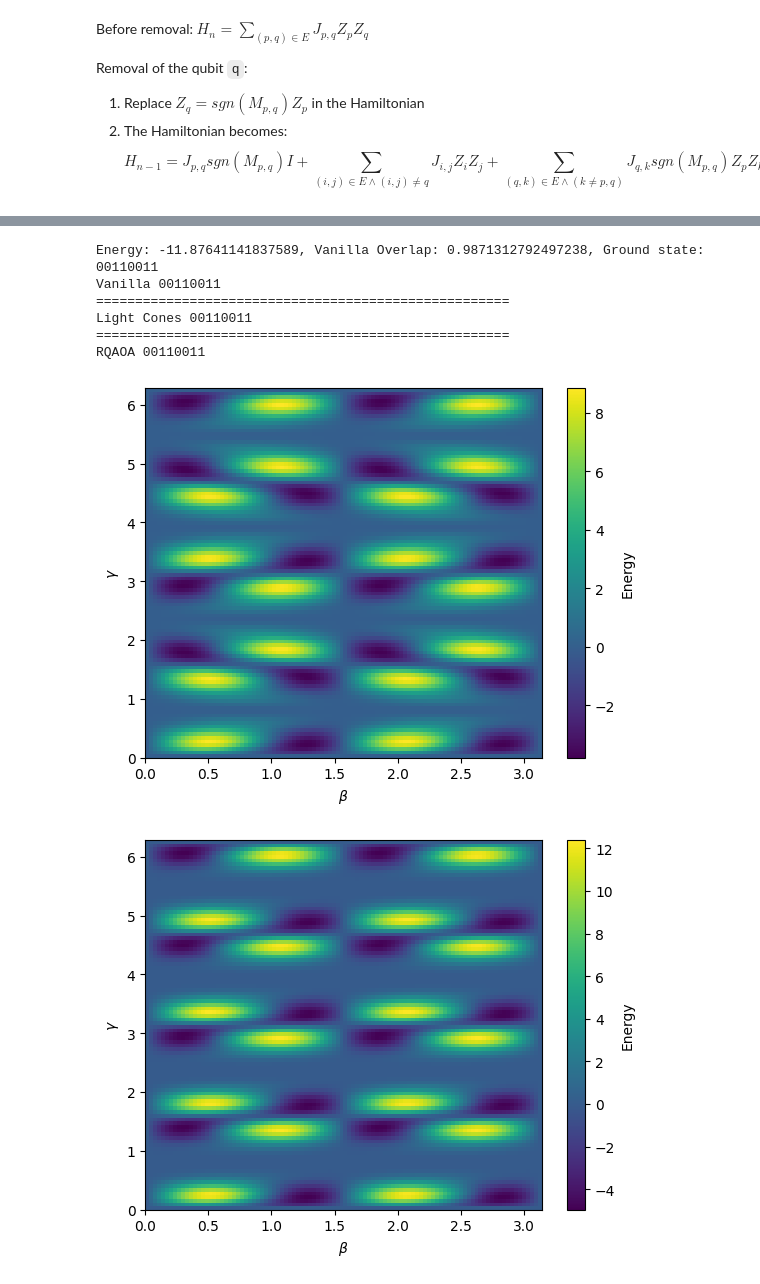
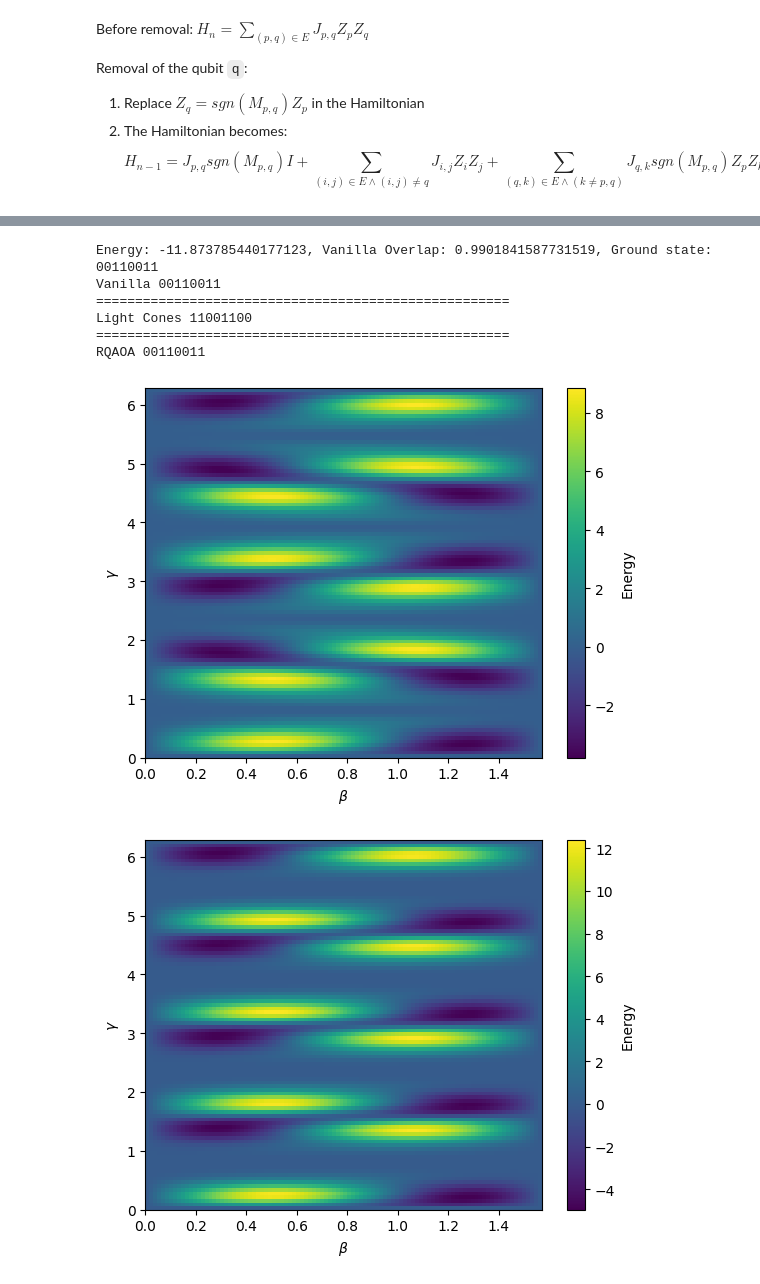
Before and after one commit to allegrastrippoli/qaoa-scale-free-graphs, a Jupyter notebook: qaoa_scale_free_graphs.ipynb, the cells around one changed output, grey strips where cells are left out. Saved outputs shown, nothing was run; the diff lists cells and outputs as text; code cells hidden in the pictures.

```diff
--- a/qaoa_scale_free_graphs.ipynb
+++ b/qaoa_scale_free_graphs.ipynb
@@ -262,6 +262,17 @@ def max_neighborhood_size(G: nx.Graph) -> tuple[int, tuple]:
             max_edge = edge
     return max_size, max_edge
 
+def top_n_max_neighborhood_size(G: nx.Graph, n: int):
+    if G.number_of_edges() == 0:
+        return 0, None
+    sizes = []
+    for edge in G.edges():
+        sizes.append((edge, neighborhood_size(G, edge)))
+    top_n_sizes = sorted(sizes, key=lambda x:x[1])[-n:]
+    print(top_n_sizes)
+    return [edge for edge, size in top_n_sizes]
+
+
 def plot_degree_distribution(G: nx.Graph, gamma: float):
     degrees = [G.degree(n) for n in G.nodes()]
     degree_counts = Counter(degrees)
@@ -283,10 +294,10 @@ def plot_degree_distribution(G: nx.Graph, gamma: float):
     plt.tight_layout()
     return fig
 
-def plot_lc_energy_landscape(S: Simulation):
+def plot_lc_energy_landscape(S):
     n_points = 100
     gammas = np.linspace(0, 2*np.pi, n_points)
-    betas = np.linspace(0, np.pi, n_points)
+    betas = np.linspace(0, np.pi/2, n_points)
     E = np.zeros((n_points, n_points))
     for i, gamma in enumerate(gammas):
         for j, beta in enumerate(betas):
@@ -677,7 +687,7 @@ Light Cone Sample: 01010
 =====================================================
 RQAOA Sample: 01010
 # %%
-p = 1
+p = 10
 G = nx.Graph()
 G = generate_bipartite_ring_network(n=4, p=1, q=3)
 # G = generate_bipartite_ring_network(n=6, p=1, q=5)
@@ -696,36 +706,24 @@ R = RQAOA(G_new, p)
 constraints = R.run()
 print(f"RQAOA {R.compute_bitstring(constraints)}")
 # %% [output]
-Energy: -11.87641141837589, Vanilla Overlap: 0.9871312792497238, Ground state: 00110011
+Energy: -11.873785440177123, Vanilla Overlap: 0.9901841587731519, Ground state: 00110011
 Vanilla 00110011
 =====================================================
-Light Cones 00110011
+Light Cones 11001100
 =====================================================
 RQAOA 00110011
 # %%
 n_p_q_values = [(4,1,3),(5,1,4),(6,1,5),(7,1,6)]
 n_points = 100
 gammas = np.linspace(0, 2*np.pi, n_points)
 betas = np.linspace(0, np.pi, n_points)
-p = 1
+n_layers = 1
 for n, p, q in n_p_q_values:
     G = nx.Graph()
     G = generate_bipartite_ring_network(n=n, p=p, q=q)
-    S = Simulation(G, p)
+    S = Simulation(G, n_layers)
     E = np.zeros((n_points, n_points))
-    for i, gamma in enumerate(gammas):
-        for j, beta in enumerate(betas):
-            E[i, j]=S.sum_of_expectations([gamma, beta])
-    plt.imshow(
-        E,
-        extent=[betas[0], betas[-1], gammas[0], gammas[-1]],
-        origin="lower",
-        aspect="auto"
-    )
-    plt.xlabel(r"$\beta$")
-    plt.ylabel(r"$\gamma$")
-    plt.colorbar(label="Energy")
-    plt.show()
+    plot_lc_energy_landscape(S)
 # %% [output]
-[figure, old version]
+[figure, new version]
-[figure, old version]
+[figure, new version]
```
Also changed, not shown: parts of 5 cells of this notebook.
